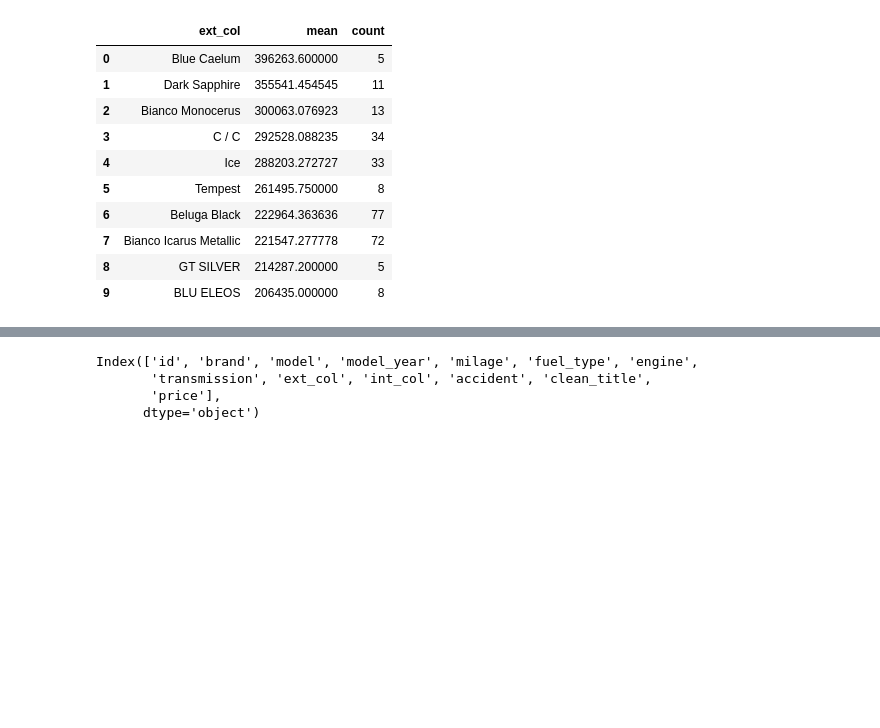
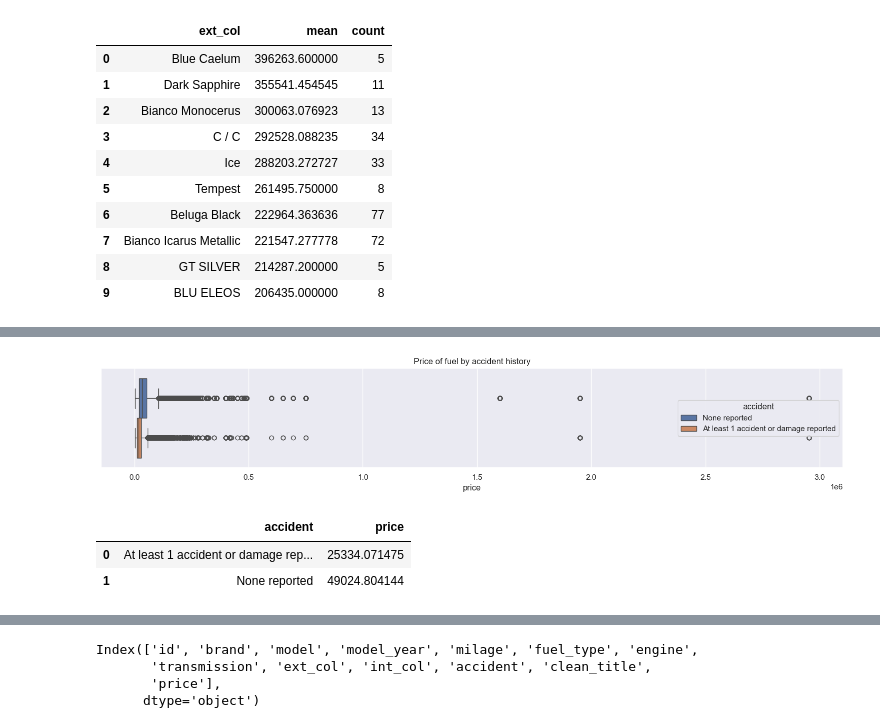
Before and after one commit to jeffc1994/DataScience, a Jupyter notebook: Used Car Sales Regression/Used Car Sales Regression.ipynb, the cells around one changed output, grey strips where cells are left out. Drawn from its saved outputs; the diff is of its cells as text; code cells hidden in the pictures; blank space fills up the shorter version.

```diff
--- a/Used Car Sales Regression/Used Car Sales Regression.ipynb
+++ b/Used Car Sales Regression/Used Car Sales Regression.ipynb
@@ -390,0 +411,17 @@ display(df.groupby('ext_col')['price'].agg(['mean','count']).sort_values(by='mea
+# %%
+# How does a vehicle in an accident affect the price?
+
+fig = plt.figure(figsize=(15,3))
+plt.title("Price of fuel by accident history")
+sns.boxplot(data=df,x='price',hue='accident')
+plt.tight_layout()
+plt.show()
+# %% [output]
+[figure, added]
+# %%
+df_accident = df.groupby('accident')['price'].mean().reset_index()
+display(df_accident)
+# %% [output]
+|  | accident | price |
+| 0 | At least 1 accident or damage rep... | 25334.071475 |
+| 1 | None reported | 49024.804144 |
```
Also changed, not shown: parts of 6 cells of this notebook.
